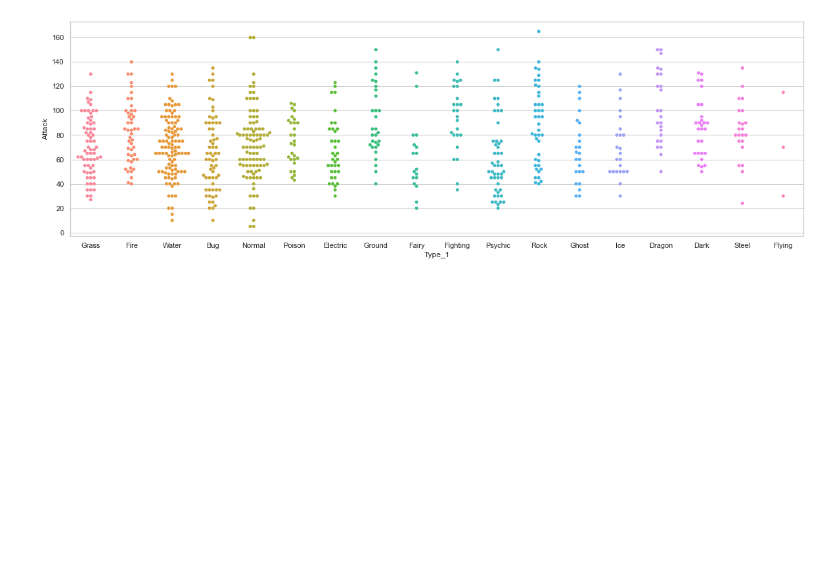
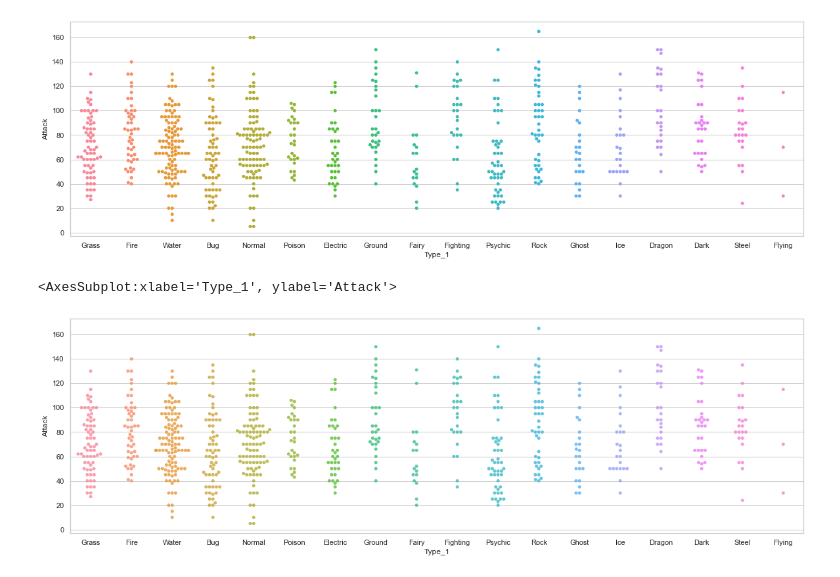
Before and after one commit to Letstry2code/Python-Basic, a Jupyter notebook: Data analysis/data_analysis2.ipynb, the cells around one changed output. Drawn from its saved outputs; the diff is of its cells as text; code cells hidden in the pictures; blank space fills up the shorter version.

```diff
--- a/Data analysis/data_analysis2.ipynb
+++ b/Data analysis/data_analysis2.ipynb
@@ -66,3 +66,9 @@ sns.swarmplot(x='Type_1',y='Attack',data=df)
 # %% [output]
 <AxesSubplot:xlabel='Type_1', ylabel='Attack'>
 [figure]
+# %%
+plt.figure(figsize=(20,6))
+sns.swarmplot(x='Type_1',y='Attack',data=df,alpha=0.8)
+# %% [output]
+<AxesSubplot:xlabel='Type_1', ylabel='Attack'>
+[figure, added]
```
